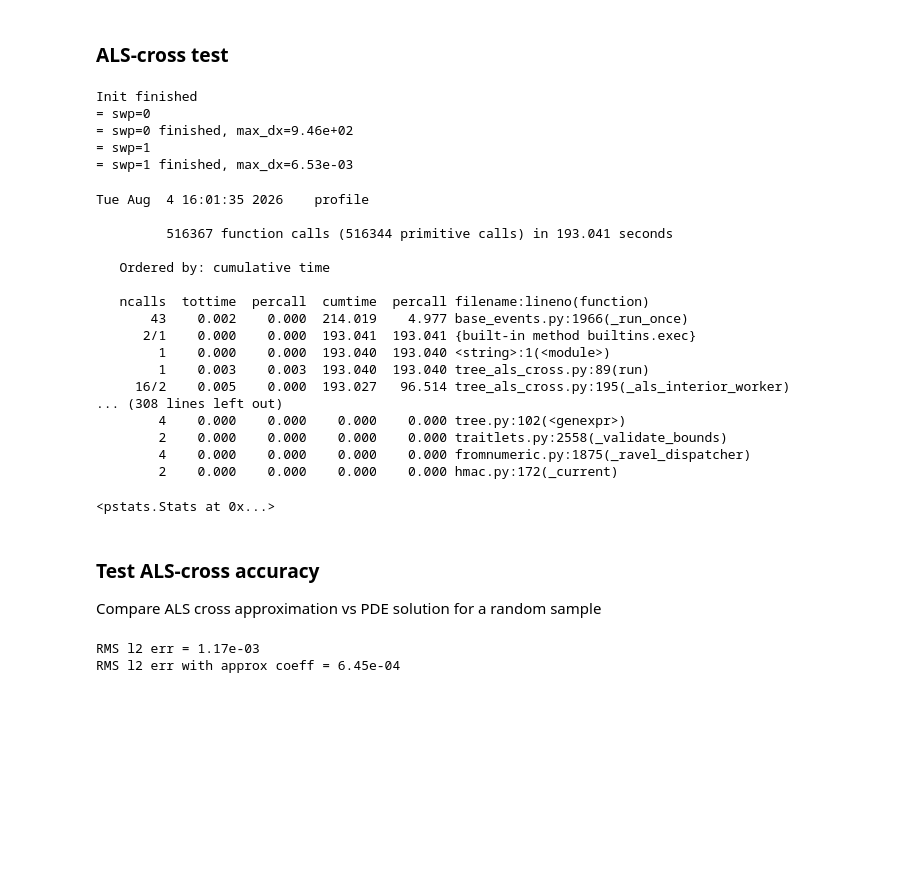
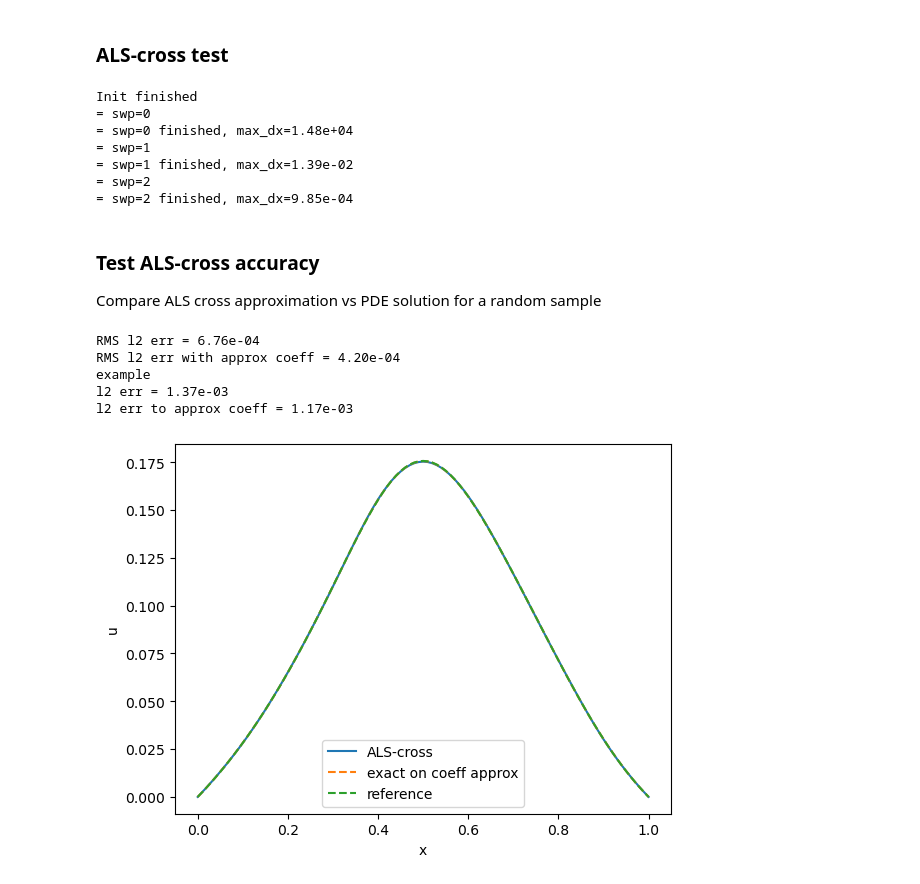
Before and after one commit to huberbenno/TT-IRT, a Jupyter notebook: python/htucker/tree_als_cross_test.ipynb, the cells around one changed output. Saved outputs shown, nothing was run; the diff lists cells and outputs as text; code cells hidden in the pictures; blank space fills up the shorter version.

```diff
--- a/python/htucker/tree_als_cross_test.ipynb
+++ b/python/htucker/tree_als_cross_test.ipynb
@@ -245,9 +128,6 @@ C_const2 = TreeBasedTensor.ones(tree, (1,) + param_shape)
 # %% [markdown]
 ### ALS-cross test
 # %%
-from tree_als_cross import TreeALSCross
-import cProfile
-
 test = TreeALSCross(
   [C_a, C_const],
   [C_const],
@@ -257,41 +137,17 @@ test = TreeALSCross(
   kickrank=5
   )
 
-stats = cProfile.run('test.run(n_iter=2)', 'profile.prof')
-# test.run(n_iter=2)
-
+test.run(n_iter=3)
 
 u = test.get_tensor()
 # %% [output]
 Init finished
 = swp=0
-= swp=0 finished, max_dx=9.46e+02
+= swp=0 finished, max_dx=1.48e+04
 = swp=1
-= swp=1 finished, max_dx=6.53e-03
+= swp=1 finished, max_dx=1.39e-02
+= swp=2
+= swp=2 finished, max_dx=9.85e-04
-# %%
-import pstats
-from pstats import SortKey
-p = pstats.Stats('profile.prof')
-p.strip_dirs().sort_stats('cumtime').print_stats()
-# %% [output]
-Tue Aug  4 16:01:35 2026    profile
-
-         516367 function calls (516344 primitive calls) in 193.041 seconds
-
-   Ordered by: cumulative time
-
-   ncalls  tottime  percall  cumtime  percall filename:lineno(function)
-       43    0.002    0.000  214.019    4.977 base_events.py:1966(_run_once)
-      2/1    0.000    0.000  193.041  193.041 {built-in method builtins.exec}
-        1    0.000    0.000  193.040  193.040 <string>:1(<module>)
-        1    0.003    0.003  193.040  193.040 tree_als_cross.py:89(run)
-     16/2    0.005    0.000  193.027   96.514 tree_als_cross.py:195(_als_interior_worker)
-... (308 lines left out)
-        4    0.000    0.000    0.000    0.000 tree.py:102(<genexpr>)
-        2    0.000    0.000    0.000    0.000 traitlets.py:2558(_validate_bounds)
-        4    0.000    0.000    0.000    0.000 fromnumeric.py:1875(_ravel_dispatcher)
-        2    0.000    0.000    0.000    0.000 hmac.py:172(_current)
-<pstats.Stats at 0x...>
 # %% [markdown]
 ### Test ALS-cross accuracy
 
@@ -299,34 +155,50 @@ Compare ALS cross approximation vs PDE solution for a random sample
 # %%
 N_MC = 500
 err = 0
 err_c = 0
 
 for n in range(N_MC):
   # get random parameter
   y = rng.integers(0, Ny, n_param)
   X = np.hstack([np.arange(Nx).reshape((-1,1)), np.tile(y, [Nx,1])])
 
   C_a_true = cfun(X) # compute true coeff
-  v_true = np.linspace(v_min,v_max,Ny)[y[0]]
-  v_true=0
 
-  U = PDE_fun.solve([[C_a_true.reshape(-1,1), np.zeros((1,1))], [np.zeros((1,1))]]) # solve PDE
+  U = PDE_fun.solve([C_a_true.reshape(-1,1), np.zeros((1,1))], [np.zeros((1,1))]) # solve PDE
   U = np.ravel(U)
 
   # eval ALS-cross
   U_eval = np.ravel(u[:, *y])
   err += np.sum(np.square(U - U_eval))
 
   C_eval = np.ravel(C_a[:, *y[:]])
-  U_c = PDE_fun.solve([[C_eval.reshape(-1,1), np.zeros((1,1))], [np.zeros((1,1))]]) # solve PDE
+  U_c = PDE_fun.solve([C_eval.reshape(-1,1), np.zeros((1,1))], [np.zeros((1,1))]) # solve PDE
   U_c = np.ravel(U_c)
   err_c += np.sum(np.square(U - U_c))
 
 err = np.sqrt(err / N_MC)
 err_c = np.sqrt(err_c / N_MC)
 
 print(f'RMS l2 err = {err:.2e}')
 print(f'RMS l2 err with approx coeff = {err_c:.2e}')
+
+fig, ax = plt.subplots()
+
+x = np.arange(0, Nx+1) / Nx
+ax.plot(x, U_eval, label='ALS-cross')
+ax.plot(x, U_c, ls='dashed', label='exact on coeff approx')
+ax.plot(x, U, ls='dashed', label='reference')
+ax.set_xlabel('x')
+ax.set_ylabel('u')
+ax.legend()
+
+print('example')
+print(f'l2 err = {np.linalg.norm(U-U_eval):.2e}')
+print(f'l2 err to approx coeff = {np.linalg.norm(U_c-U_eval):.2e}')
 # %% [output]
-RMS l2 err = 1.17e-03
-RMS l2 err with approx coeff = 6.45e-04
+RMS l2 err = 6.76e-04
+RMS l2 err with approx coeff = 4.20e-04
+example
+l2 err = 1.37e-03
+l2 err to approx coeff = 1.17e-03
+[figure, added]
```
Also changed, not shown: parts of 7 cells of this notebook, 9 other files.
